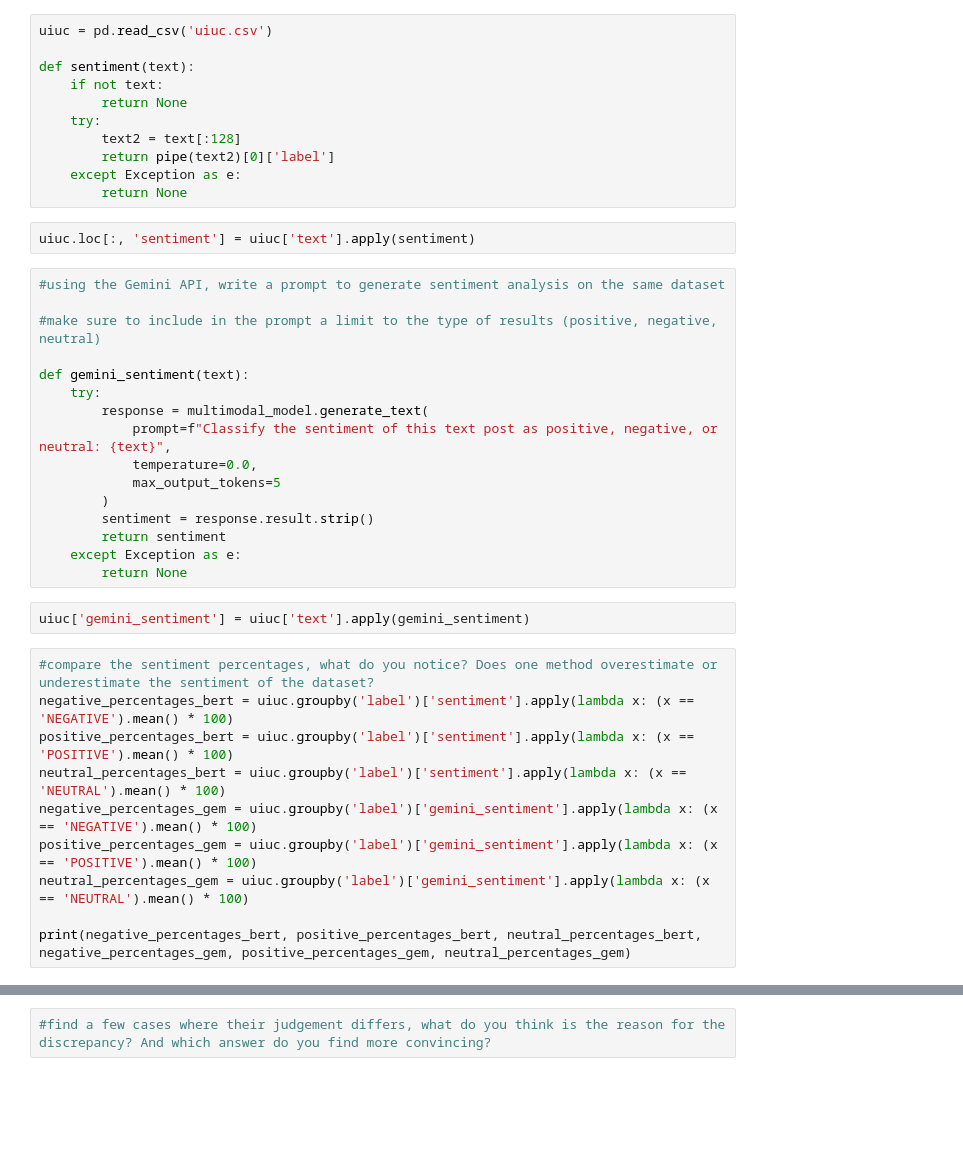
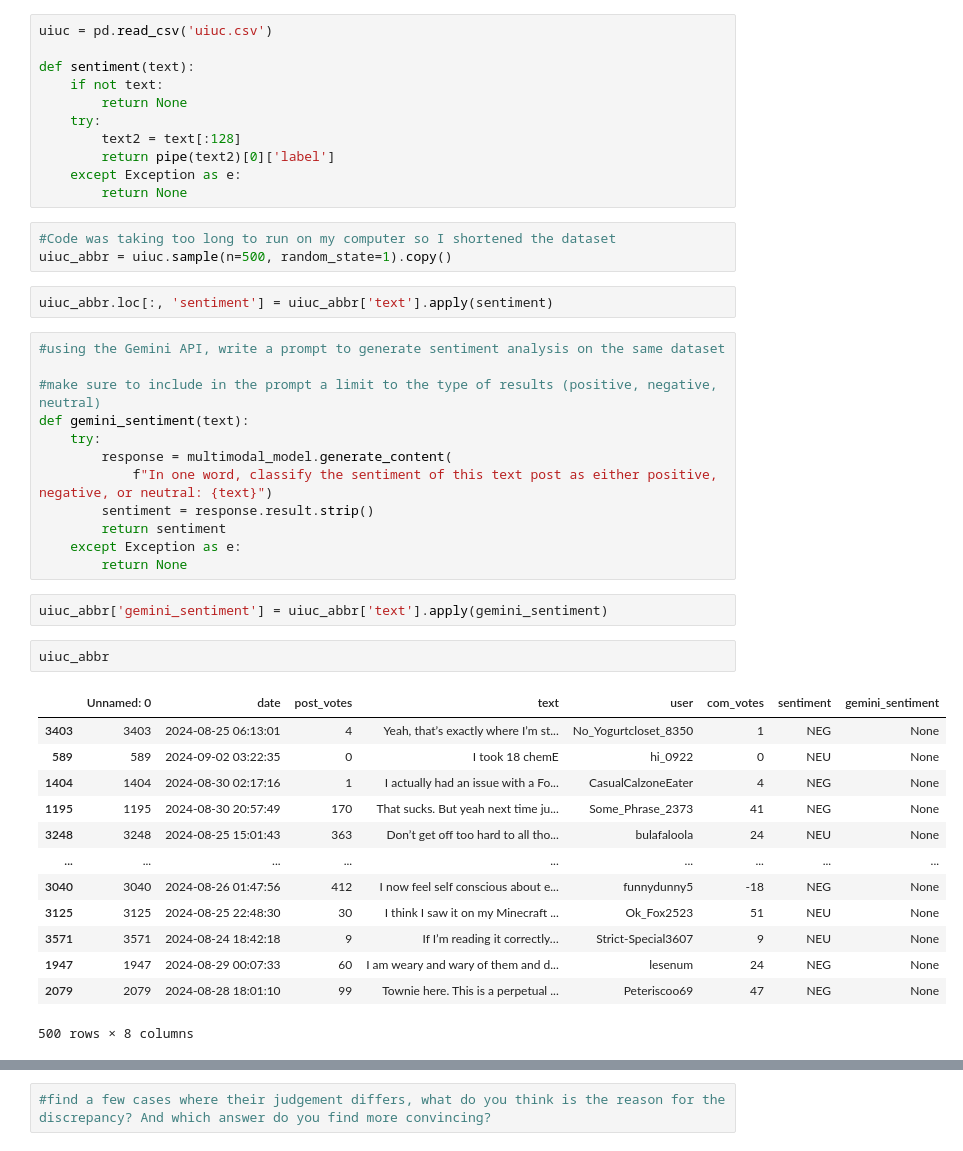
Before and after one commit to evanp28/project4-graphs-llms, a Jupyter notebook: project4.ipynb, the cells around one changed output, grey strips where cells are left out. Cells and saved outputs as stored; diff of their text form; blank space fills up the shorter version.

```diff
--- a/project4.ipynb
+++ b/project4.ipynb
@@ -69,33 +69,38 @@ def sentiment(text):
         return pipe(text2)[0]['label']
     except Exception as e:
         return None
+# %%
+#Code was taking too long to run on my computer so I shortened the dataset
+uiuc_abbr = uiuc.sample(n=500, random_state=1).copy()
 # %%
-uiuc.loc[:, 'sentiment'] = uiuc['text'].apply(sentiment)
+uiuc_abbr.loc[:, 'sentiment'] = uiuc_abbr['text'].apply(sentiment)
 # %%
 #using the Gemini API, write a prompt to generate sentiment analysis on the same dataset
 
 #make sure to include in the prompt a limit to the type of results (positive, negative, neutral)
-
 def gemini_sentiment(text):
     try:
-        response = multimodal_model.generate_text(
-            prompt=f"Classify the sentiment of this text post as positive, negative, or neutral: {text}",
-            temperature=0.0,
-            max_output_tokens=5
-        )
+        response = multimodal_model.generate_content(
+            f"In one word, classify the sentiment of this text post as either positive, negative, or neutral: {text}")
         sentiment = response.result.strip()
         return sentiment
     except Exception as e:
         return None
 # %%
-uiuc['gemini_sentiment'] = uiuc['text'].apply(gemini_sentiment)
+uiuc_abbr['gemini_sentiment'] = uiuc_abbr['text'].apply(gemini_sentiment)
-# %%
-#compare the sentiment percentages, what do you notice? Does one method overestimate or underestimate the sentiment of the dataset?
-negative_percentages_bert = uiuc.groupby('label')['sentiment'].apply(lambda x: (x == 'NEGATIVE').mean() * 100)
-positive_percentages_bert = uiuc.groupby('label')['sentiment'].apply(lambda x: (x == 'POSITIVE').mean() * 100)
-neutral_percentages_bert = uiuc.groupby('label')['sentiment'].apply(lambda x: (x == 'NEUTRAL').mean() * 100)
-negative_percentages_gem = uiuc.groupby('label')['gemini_sentiment'].apply(lambda x: (x == 'NEGATIVE').mean() * 100)
-positive_percentages_gem = uiuc.groupby('label')['gemini_sentiment'].apply(lambda x: (x == 'POSITIVE').mean() * 100)
-neutral_percentages_gem = uiuc.groupby('label')['gemini_sentiment'].apply(lambda x: (x == 'NEUTRAL').mean() * 100)
-
-print(negative_percentages_bert, positive_percentages_bert, neutral_percentages_bert, negative_percentages_gem, positive_percentages_gem, neutral_percentages_gem)
+# %%
+uiuc_abbr
+# %% [output]
+|  | Unnamed: 0 | date | post_votes | text | user | com_votes | sentiment | gemini_sentiment |
+| 3403 | 3403 | 2024-08-25 06:13:01 | 4 | Yeah, that’s exactly where I’m st... | No_Yogurtcloset_8350 | 1 | NEG | None |
+| 589 | 589 | 2024-09-02 03:22:35 | 0 | I took 18 chemE | hi_0922 | 0 | NEU | None |
+| 1404 | 1404 | 2024-08-30 02:17:16 | 1 | I actually had an issue with a Fo... | CasualCalzoneEater | 4 | NEG | None |
+| 1195 | 1195 | 2024-08-30 20:57:49 | 170 | That sucks. But yeah next time ju... | Some_Phrase_2373 | 41 | NEG | None |
+| 3248 | 3248 | 2024-08-25 15:01:43 | 363 | Don’t get off too hard to all tho... | bulafaloola | 24 | NEU | None |
+| ... | ... | ... | ... | ... | ... | ... | ... | ... |
+| 3040 | 3040 | 2024-08-26 01:47:56 | 412 | I now feel self conscious about e... | funnydunny5 | -18 | NEG | None |
+| 3125 | 3125 | 2024-08-25 22:48:30 | 30 | I think I saw it on my Minecraft ... | Ok_Fox2523 | 51 | NEU | None |
+| 3571 | 3571 | 2024-08-24 18:42:18 | 9 | If I’m reading it correctly… | Strict-Special3607 | 9 | NEU | None |
+| 1947 | 1947 | 2024-08-29 00:07:33 | 60 | I am weary and wary of them and d... | lesenum | 24 | NEG | None |
+| 2079 | 2079 | 2024-08-28 18:01:10 | 99 | Townie here. This is a perpetual ... | Peteriscoo69 | 47 | NEG | None |
+500 rows × 8 columns
```
Also changed, not shown: parts of 5 cells of this notebook.
